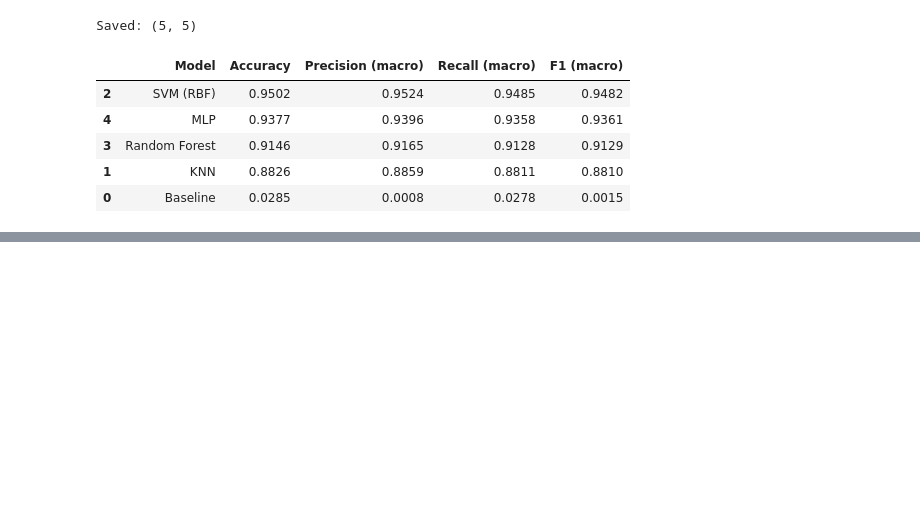
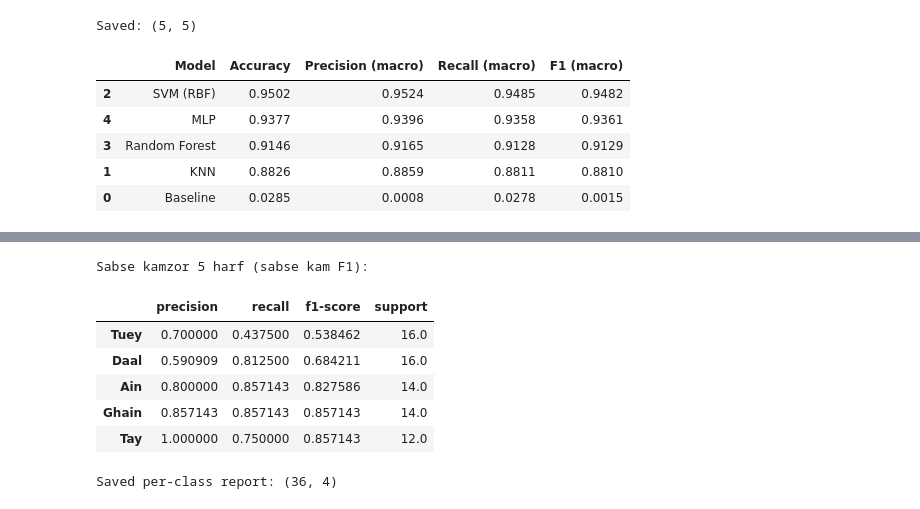
Before and after one commit to aftab-soomro/psl-translator, a Jupyter notebook: notebooks/06_evaluation.ipynb, the cells around one changed output, grey strips where cells are left out. Cells and saved outputs as stored; diff of their text form; code cells hidden in the pictures; blank space fills up the shorter version.

```diff
--- a/notebooks/06_evaluation.ipynb
+++ b/notebooks/06_evaluation.ipynb
@@ -111,0 +167,24 @@ Saved: (5, 5)
+# %%
+from sklearn.metrics import classification_report
+
+report_dict = classification_report(y_test, best_preds, output_dict=True, zero_division=0)
+
+per_class_df = pd.DataFrame(report_dict).T  # .T = rows/columns ulta karna, taake harf rows bane
+per_class_df = per_class_df.drop(["accuracy", "macro avg", "weighted avg"], errors="ignore")
+per_class_df = per_class_df.sort_values("f1-score")
+
+print("Sabse kamzor 5 harf (sabse kam F1):")
+per_class_df.head(5)
+# %% [output]
+Sabse kamzor 5 harf (sabse kam F1):
+|  | precision | recall | f1-score | support |
+| Tuey | 0.700000 | 0.437500 | 0.538462 | 16.0 |
+| Daal | 0.590909 | 0.812500 | 0.684211 | 16.0 |
+| Ain | 0.800000 | 0.857143 | 0.827586 | 14.0 |
+| Ghain | 0.857143 | 0.857143 | 0.857143 | 14.0 |
+| Tay | 1.000000 | 0.750000 | 0.857143 | 12.0 |
+# %%
+per_class_df.to_csv("../results/per_class_report.csv")
+print("Saved per-class report:", per_class_df.shape)
+# %% [output]
+Saved per-class report: (36, 4)
```
Also changed, not shown: parts of 2 cells of this notebook, 3 other files.
